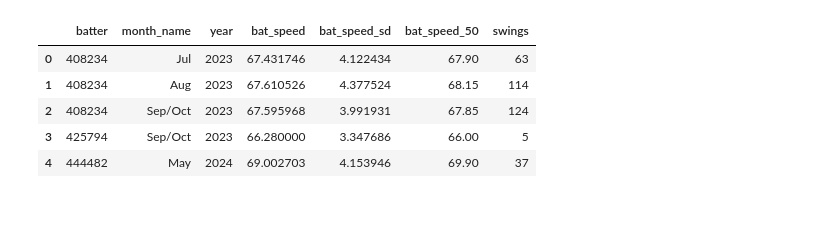
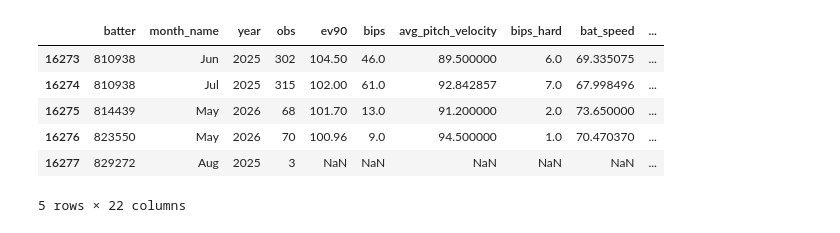
Before and after one commit to remmertjack/portfolio, a Jupyter notebook: batspeed/data/pull_data.ipynb, the cells around one changed output. Cells and saved outputs as stored; diff of their text form; code cells hidden in the pictures.

```diff
--- a/batspeed/data/pull_data.ipynb
+++ b/batspeed/data/pull_data.ipynb
@@ -39,2 +41,0 @@ Skipping offseason dates
-# %%
-data = pd.concat([s2021,s2022,s2023,s2024,s2025,s2026])
@@ -40,0 +94,3 @@ data = pd.concat([s2021,s2022,s2023,s2024,s2025,s2026])
+# %%
+# Now pull data. We flipped to False.
+data = get_statcast_data(get_prior_years=False)
@@ -102,4 +137,8 @@ pop.head()
 # %%
+pop = data.groupby(['batter','month_name','year']).agg(
+        obs = ('pitch_type','count')
+    ).reset_index()
+
 # filter to only balls in play for exit velocity data
 evd = data.loc[data['description']=='hit_into_play'].reset_index(drop=True)
 # filter out bunts
@@ -109,3 +148,11 @@ evd = evd.loc[~evd['des'].str.contains('bunt', na=False)].reset_index(drop=True)
 evd = evd.loc[~evd['launch_speed'].isna()].reset_index(drop=True)
 # filter out ev above 122.9
 evd = evd.loc[evd['launch_speed']<123].reset_index(drop=True)
+
+# calc 90th percentile exit velo
+top90 = evd.groupby([
+    'batter','month_name','year'
+    ]).agg(
+        ev90=('launch_speed', lambda x: np.percentile(x, 90)),
+        bips=('launch_speed', 'count')
+    ).reset_index()
@@ -167,10 +193,10 @@ Name: bips, dtype: float64
 # conditional on 90th percentile ev, compute avg pitch velo faced
 top = evd.merge(top90, how='left', on=['batter','month_name','year'])
 top = top.loc[top['launch_speed'] >= top['ev90']].reset_index(drop=True)
-top = top.groupby([
-    'batter','month_name','year'
-    ]).agg(
+top = top.groupby(['batter','month_name','year']).agg(
         avg_pitch_velocity=('release_speed', 'mean'),
         bips_hard=('launch_speed', 'count')
 ).reset_index()
-top.head(10)
+
+top90 = top90.merge(top, on=['batter','month_name','year'], how='left')
+pop = pop.merge(top90, on=['batter','month_name','year'], how='left')
@@ -214,22 +214,24 @@ pop.head()
 # %%
+# Now we compile Bat Speed data and merge onto the exit velocity dataframe
 batspeed_data = data.loc[~data['bat_speed'].isna()].reset_index(drop=True)
 bsd = batspeed_data.groupby([
     'batter','month_name','year'
     ]).agg(
         bat_speed =('bat_speed', 'mean'),
         bat_speed_sd =('bat_speed', 'std'),
-        # bat_speed_025 =('bat_speed', lambda x: np.percentile(x, 2.5)),
-        # bat_speed_25 =('bat_speed', lambda x: np.percentile(x, 25)),
         bat_speed_50 =('bat_speed', lambda x: np.percentile(x, 50)),
-        # bat_speed_75 =('bat_speed', lambda x: np.percentile(x,75)),
-        # bat_speed_975 =('bat_speed', lambda x: np.percentile(x, 97.5)),
         swings=('bat_speed', 'count')
     ).reset_index()
-bsd.head()
+pop = pop.merge(bsd, on=['batter','month_name','year'], how='left')
+
+# merging the bio data onto the count data
+df = pop.merge(player_bio, left_on=['batter'], right_on=['bam_id'], how='left')
+df.tail()
 # %% [output]
-|  | batter | month_name | year | bat_speed | bat_speed_sd | bat_speed_50 | swings |
-| 0 | 408234 | Jul | 2023 | 67.431746 | 4.122434 | 67.90 | 63 |
-| 1 | 408234 | Aug | 2023 | 67.610526 | 4.377524 | 68.15 | 114 |
-| 2 | 408234 | Sep/Oct | 2023 | 67.595968 | 3.991931 | 67.85 | 124 |
-| 3 | 425794 | Sep/Oct | 2023 | 66.280000 | 3.347686 | 66.00 | 5 |
-| 4 | 444482 | May | 2024 | 69.002703 | 4.153946 | 69.90 | 37 |
+|  | batter | month_name | year | obs | ev90 | bips | avg_pitch_velocity | bips_hard | bat_speed | ... |
+| 16273 | 810938 | Jun | 2025 | 302 | 104.50 | 46.0 | 89.500000 | 6.0 | 69.335075 | ... |
+| 16274 | 810938 | Jul | 2025 | 315 | 102.00 | 61.0 | 92.842857 | 7.0 | 67.998496 | ... |
+| 16275 | 814439 | May | 2026 | 68 | 101.70 | 13.0 | 91.200000 | 2.0 | 73.650000 | ... |
+| 16276 | 823550 | May | 2026 | 70 | 100.96 | 9.0 | 94.500000 | 1.0 | 70.470370 | ... |
+| 16277 | 829272 | Aug | 2025 | 3 | NaN | NaN | NaN | NaN | NaN | ... |
+5 rows × 22 columns
```
Also changed, not shown: parts of 86 cells of this notebook, 5 other files.
